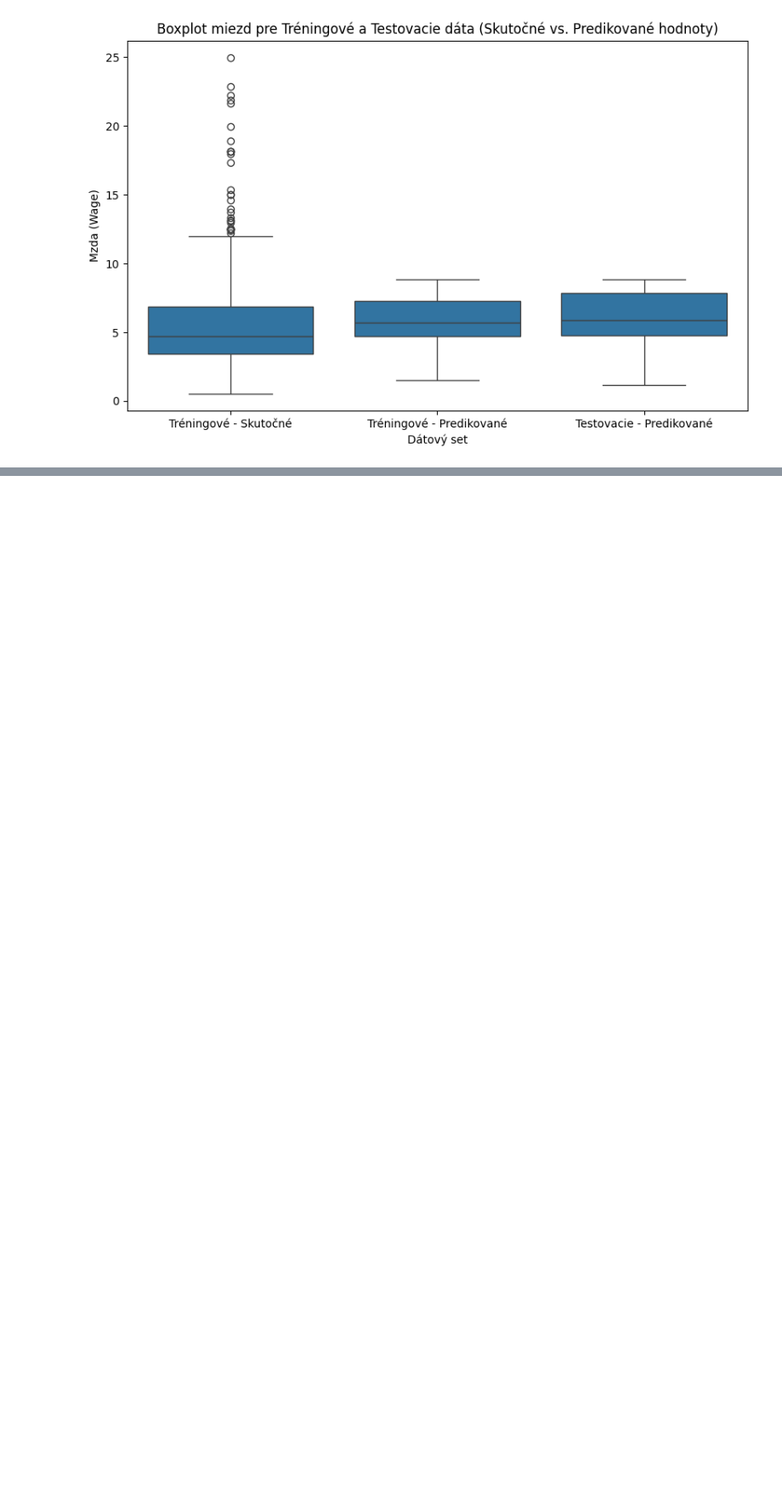
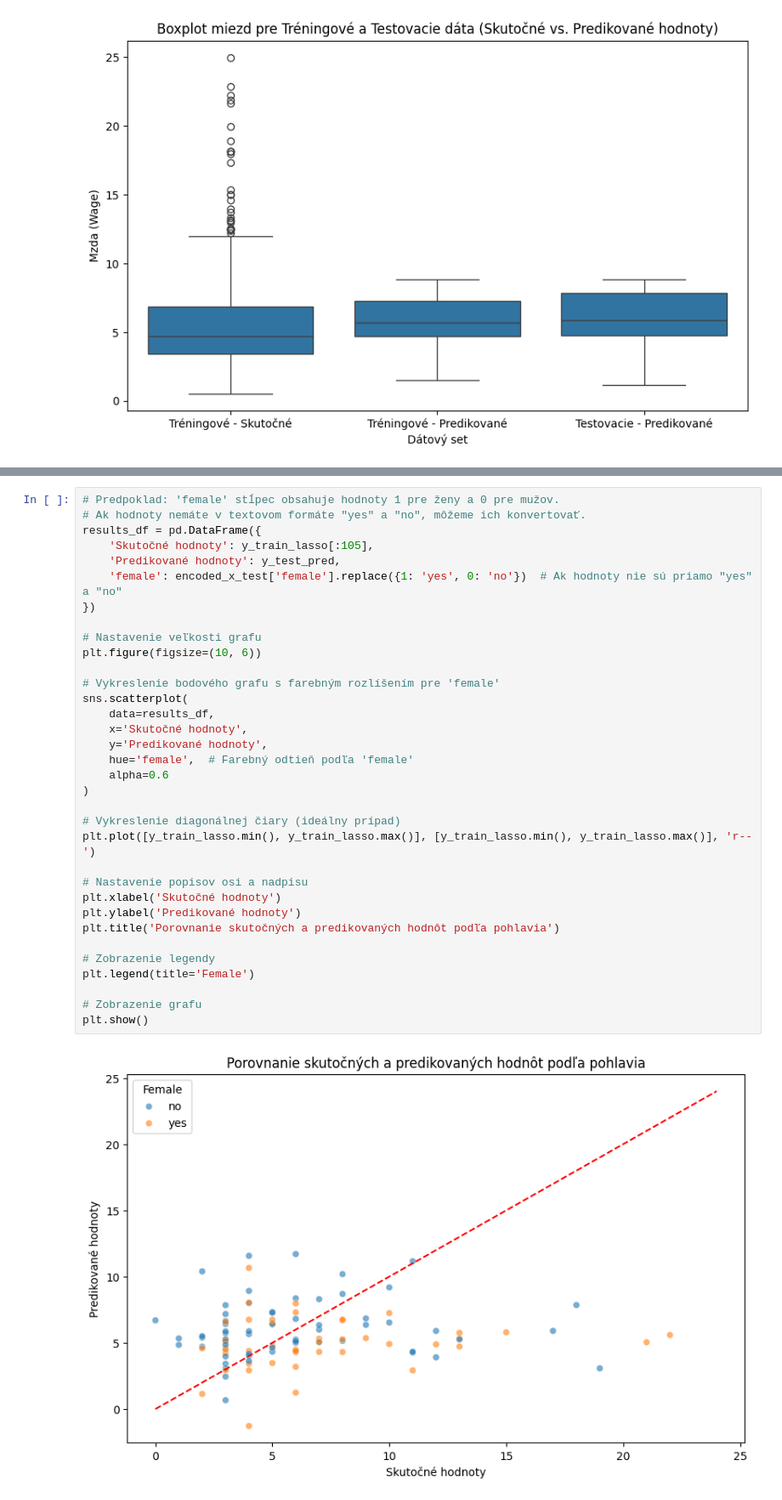
Before and after one commit to JohnyMi/DSGitrespository, a Jupyter notebook: ML/Regresion/Reggresion_project.ipynb, the cells around one changed output, grey strips where cells are left out. Shown at 85% size. Drawn from its saved outputs; the diff is of its cells as text; blank space fills up the shorter version.

```diff
--- a/ML/Regresion/Reggresion_project.ipynb
+++ b/ML/Regresion/Reggresion_project.ipynb
@@ -277,0 +573,36 @@ plt.show()
+# %%
+# Predpoklad: 'female' stĺpec obsahuje hodnoty 1 pre ženy a 0 pre mužov.
+# Ak hodnoty nemáte v textovom formáte "yes" a "no", môžeme ich konvertovať.
+results_df = pd.DataFrame({
+    'Skutočné hodnoty': y_train_lasso[:105],
+    'Predikované hodnoty': y_test_pred,
+    'female': encoded_x_test['female'].replace({1: 'yes', 0: 'no'})  # Ak hodnoty nie sú priamo "yes" a "no"
+})
+
+# Nastavenie veľkosti grafu
+plt.figure(figsize=(10, 6))
+
+# Vykreslenie bodového grafu s farebným rozlíšením pre 'female'
+sns.scatterplot(
+    data=results_df,
+    x='Skutočné hodnoty',
+    y='Predikované hodnoty',
+    hue='female',  # Farebný odtieň podľa 'female'
+    alpha=0.6
+)
+
+# Vykreslenie diagonálnej čiary (ideálny prípad)
+plt.plot([y_train_lasso.min(), y_train_lasso.max()], [y_train_lasso.min(), y_train_lasso.max()], 'r--')
+
+# Nastavenie popisov osi a nadpisu
+plt.xlabel('Skutočné hodnoty')
+plt.ylabel('Predikované hodnoty')
+plt.title('Porovnanie skutočných a predikovaných hodnôt podľa pohlavia')
+
+# Zobrazenie legendy
+plt.legend(title='Female')
+
+# Zobrazenie grafu
+plt.show()
+# %% [output]
+[figure, added]
```
Also changed, not shown: parts of 26 cells of this notebook.
